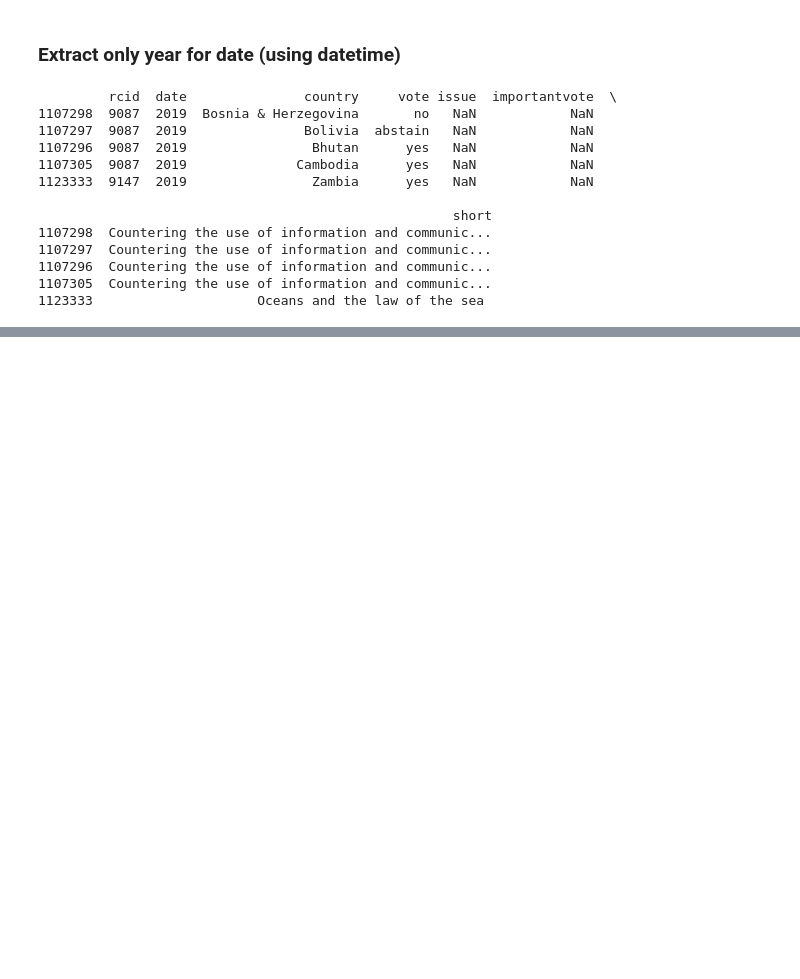
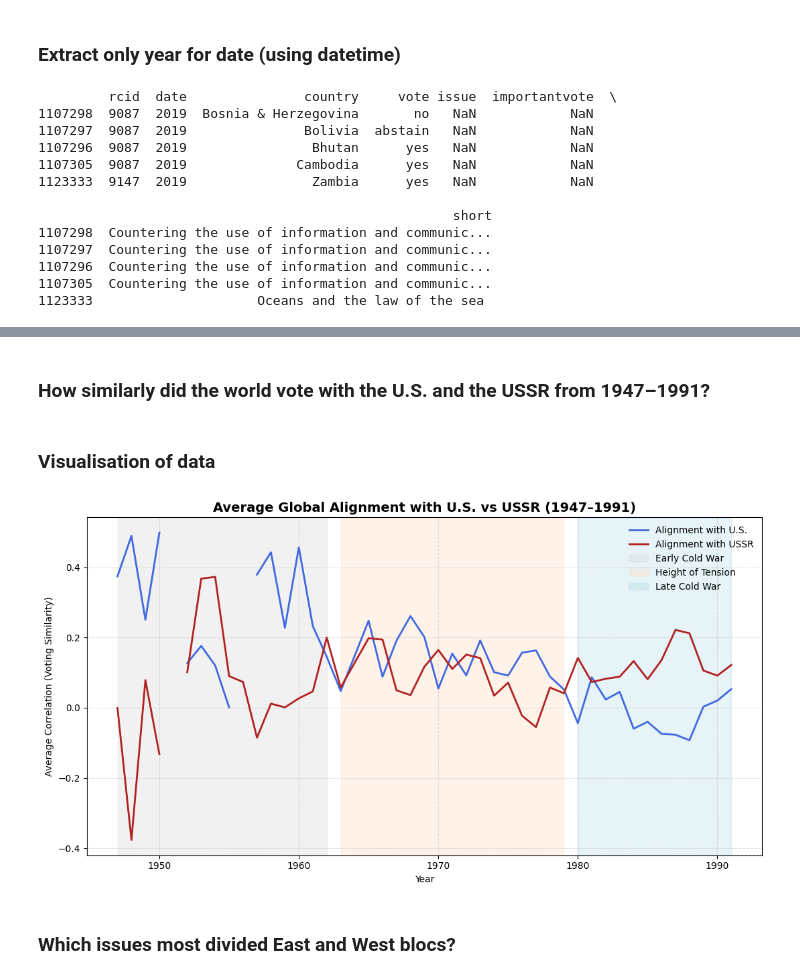
Before and after one commit to yijiesoo/leigaga, a Jupyter notebook: src/project.ipynb, the cells around one changed output, grey strips where cells are left out. Cells and saved outputs as stored; diff of their text form; code cells hidden in the pictures; blank space fills up the shorter version.

Commit message:
Cold war

```diff
--- a/src/project.ipynb
+++ b/src/project.ipynb
@@ -625,0 +250,28 @@ fig.show()
+# %%
+# Make sure date is int (e.g. 1947)
+df['date'] = df['date'].astype(int)
+
+# Pivot table of votes: rcid × country
+pivot = df.pivot_table(index='rcid', columns='country', values='vote', aggfunc='first')
+
+# Encode votes numerically
+vote_map = {'yes': 1, 'no': -1, 'abstain': 0}
+pivot = pivot.replace(vote_map)
+
+# Extract mapping rcid → year
+vote_years = df[['rcid','date']].drop_duplicates().set_index('rcid')
+
+yearly_corr = []
+
+for year, rcids in vote_years.groupby('date'):
+    tmp = pivot.loc[pivot.index.isin(rcids.index)]
+    if 'United States' in tmp.columns and 'Russia' in tmp.columns:
+        us_corr = tmp.corrwith(tmp['United States']).mean()
+        ussr_corr = tmp.corrwith(tmp['Russia']).mean()
+        yearly_corr.append({'year': int(year), 'US_alignment': us_corr, 'USSR_alignment': ussr_corr})
+
+corr_df = pd.DataFrame(yearly_corr)
+
+print("✅ correlation dataframe preview:")
+print(corr_df.head())
+print("columns:", corr_df.columns)
@@ -625,0 +303,23 @@ fig.show()
+# %% [markdown]
+### How similarly did the world vote with the U.S. and the USSR from 1947–1991?
+# %% [markdown]
+### Visualisation of data
+# %%
+plt.figure(figsize=(11,6))
+plt.plot(corr_df['year'], corr_df['US_alignment'], color='royalblue', linewidth=2, label='Alignment with U.S.')
+plt.plot(corr_df['year'], corr_df['USSR_alignment'], color='firebrick', linewidth=2, label='Alignment with USSR')
+
+# Context shading
+plt.axvspan(1947, 1962, color='lightgrey', alpha=0.3, label='Early Cold War')
+plt.axvspan(1963, 1979, color='peachpuff', alpha=0.3, label='Height of Tension')
+plt.axvspan(1980, 1991, color='lightblue', alpha=0.3, label='Late Cold War')
+
+plt.title('Average Global Alignment with U.S. vs USSR (1947–1991)', fontsize=14, fontweight='bold')
+plt.xlabel('Year'); plt.ylabel('Average Correlation (Voting Similarity)')
+plt.grid(True, linestyle='--', alpha=0.4)
+plt.legend(frameon=False)
+plt.tight_layout(); plt.show()
+# %% [output]
+[figure, added]
+# %% [markdown]
+### Which issues most divided East and West blocs?
```
Also changed, not shown: parts of 44 cells of this notebook.
